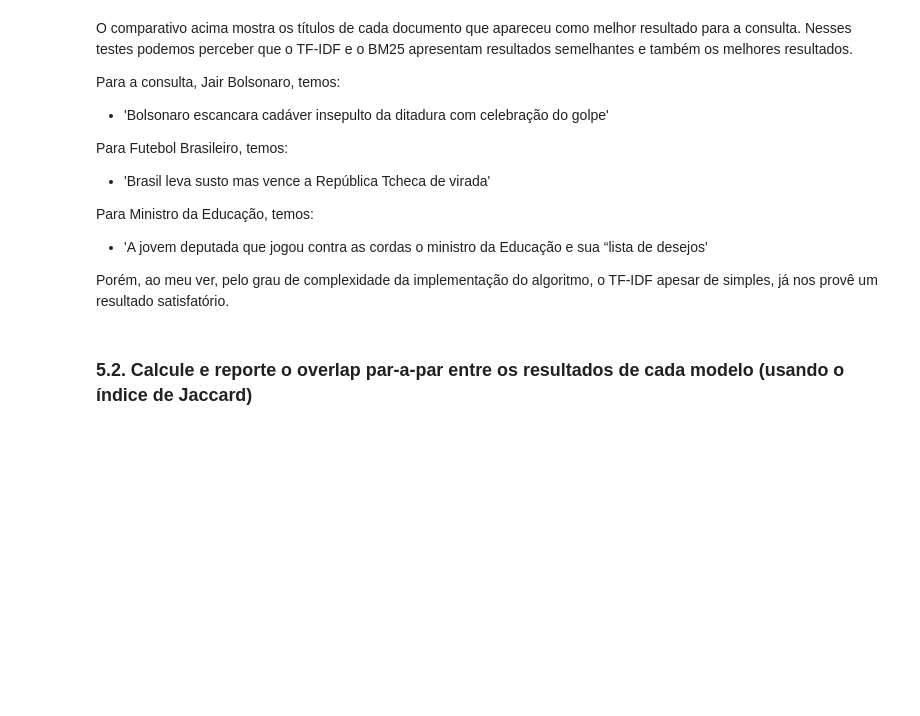
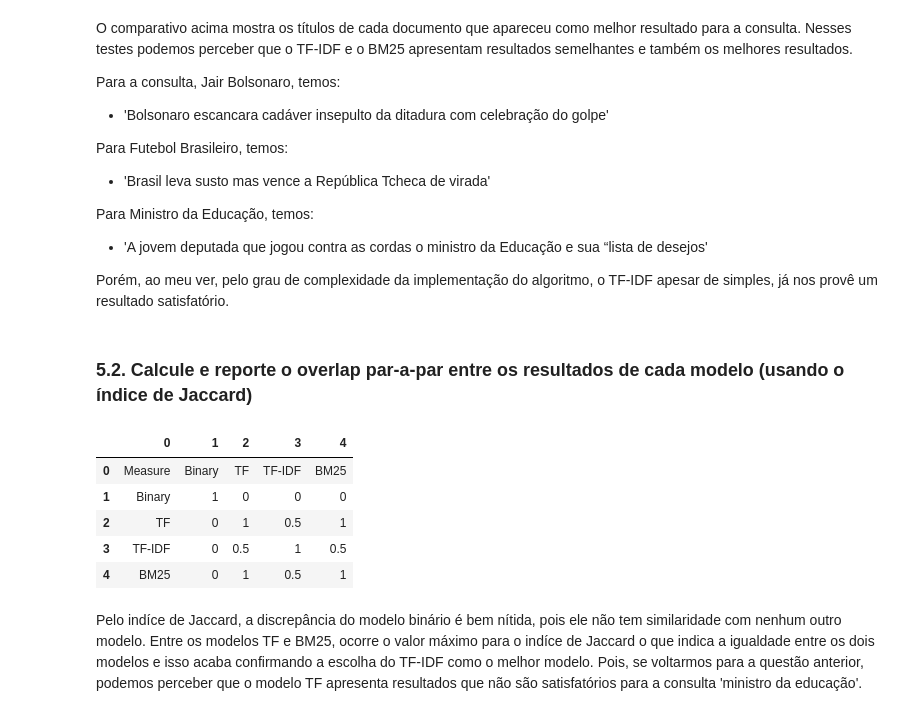
Before and after one commit to adautofbn/ri_labs, a Jupyter notebook: lab06/modelo_vetorial.ipynb, the cells around one changed output. Cells and saved outputs as stored; diff of their text form; code cells hidden in the pictures; blank space fills up the shorter version.

```diff
--- a/lab06/modelo_vetorial.ipynb
+++ b/lab06/modelo_vetorial.ipynb
@@ -293,3 +293,42 @@ Para Ministro da Educação, temos:
 Porém, ao meu ver, pelo grau de complexidade da implementação do algoritmo, o TF-IDF apesar de simples, já nos provê um resultado satisfatório.
 # %% [markdown]
 ### 5.2. Calcule e reporte o overlap par-a-par entre os resultados de cada modelo (usando o índice de Jaccard)
+# %%
+def inter_size(a,b):
+  return len([elem for elem in a if elem in b])
+
+def jaccard_index(a,b):
+  n_a = len(a)
+  n_b = len(b)
+  n_ab = inter_size(a,b)
+  exp = n_a + n_b - n_ab
+  jaccard = n_ab / exp if exp != 0 else 0
+  return jaccard
+# %%
+all_docs = []
+all_docs.append(doc_top5_binary)
+all_docs.append(doc_top5_bm25)
+all_docs.append(doc_top5_tf)
+all_docs.append(doc_top5_tfidf)
+
+matrix = [['Measure', 'Binary', 'TF', 'TF-IDF', 'BM25']]
+titles = matrix
+for i in range(len(all_docs)):
+  line = []
+  for j in range(len(all_docs)):
+    jaccard = jaccard_index(all_docs[i], all_docs[j])
+    line.append(round(jaccard,2))
+  matrix.append(line)
+for i in range(1, len(matrix)):
+  matrix[i].insert(0, matrix[0][i])
+
+pd.DataFrame(matrix)
+# %% [output]
+|  | 0 | 1 | 2 | 3 | 4 |
+| 0 | Measure | Binary | TF | TF-IDF | BM25 |
+| 1 | Binary | 1 | 0 | 0 | 0 |
+| 2 | TF | 0 | 1 | 0.5 | 1 |
+| 3 | TF-IDF | 0 | 0.5 | 1 | 0.5 |
+| 4 | BM25 | 0 | 1 | 0.5 | 1 |
+# %% [markdown]
+Pelo indíce de Jaccard, a discrepância do modelo binário é bem nítida, pois ele não tem similaridade com nenhum outro modelo. Entre os modelos TF e BM25, ocorre o valor máximo para o indíce de Jaccard o que indica a igualdade entre os dois modelos e isso acaba confirmando a escolha do TF-IDF como o melhor modelo. Pois, se voltarmos para a questão anterior, podemos perceber que o modelo TF apresenta resultados que não são satisfatórios para a consulta 'ministro da educação'.
```
